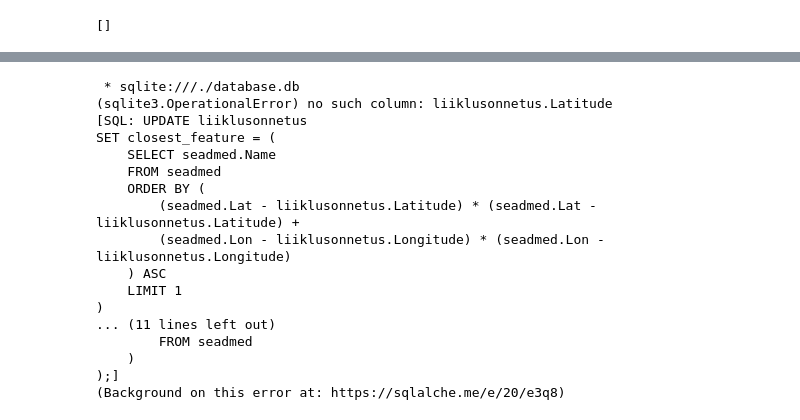
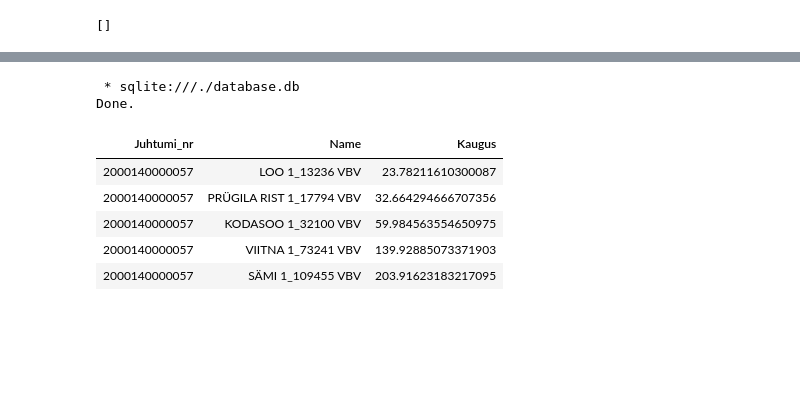
Before and after one commit to andreoja/andmetehnika_projekt, a Jupyter notebook: closest_traffic_feature.ipynb, the cells around one changed output, grey strips where cells are left out. Drawn from its saved outputs; the diff is of its cells as text; code cells hidden in the pictures; blank space fills up the shorter version.

```diff
--- a/closest_traffic_feature.ipynb
+++ b/closest_traffic_feature.ipynb
@@ -67,48 +67,16 @@ Done.
 | 2000140000235 | 2014-11-17 17:32:00 | EI | Kokkupõrge vastutuleva sõidukiga | 6569324.0 | 516628.0 | 17 | 11 | 2014 | 17 | ... |
 | 2000150000442 | 2015-04-28 07:55:00 | JAH | Kokkupõrge sõidukiga küljelt | 6586430.0 | 541953.0 | 28 | 4 | 2015 | 7 | ... |
 | 2210140001932 | 2014-10-24 14:00:00 | EI | Kokkupõrge vastutuleva sõidukiga | 6575538.0 | 529034.0 | 24 | 10 | 2014 | 14 | ... |
-# %%
-%%sql
-
-UPDATE liiklusonnetus
-SET closest_feature = (
-    SELECT seadmed.Name
-    FROM seadmed
-    ORDER BY (
-        (seadmed.Lat - liiklusonnetus.Latitude) * (seadmed.Lat - liiklusonnetus.Latitude) +
-        (seadmed.Lon - liiklusonnetus.Longitude) * (seadmed.Lon - liiklusonnetus.Longitude)
-    ) ASC
-    LIMIT 1
-)
-WHERE EXISTS (
-    SELECT 1
-    FROM seadmed
-    WHERE (
-        (seadmed.Lat - liiklusonnetus.Latitude) * (seadmed.Lat - liiklusonnetus.Latitude) +
-        (seadmed.Lon - liiklusonnetus.Longitude) * (seadmed.Lon - liiklusonnetus.Longitude)
-    ) = (
-        SELECT MIN(
-            (seadmed.Lat - liiklusonnetus.Latitude) * (seadmed.Lat - liiklusonnetus.Latitude) +
-            (seadmed.Lon - liiklusonnetus.Longitude) * (seadmed.Lon - liiklusonnetus.Longitude)
-        )
-        FROM seadmed
-    )
-);
-# %% [output]
- * sqlite:///./database.db
-(sqlite3.OperationalError) no such column: liiklusonnetus.Latitude
-[SQL: UPDATE liiklusonnetus
-SET closest_feature = (
-    SELECT seadmed.Name
-    FROM seadmed
-    ORDER BY (
-        (seadmed.Lat - liiklusonnetus.Latitude) * (seadmed.Lat - liiklusonnetus.Latitude) +
-        (seadmed.Lon - liiklusonnetus.Longitude) * (seadmed.Lon - liiklusonnetus.Longitude)
-    ) ASC
-    LIMIT 1
-)
-... (11 lines left out)
-        FROM seadmed
-    )
-);]
-(Background on this error at: https://sqlalche.me/e/20/e3q8)
+# %%
+%%sql
+
+SELECT Juhtumi_nr, Name, SQRT (POW(Longitude - Lon, 2) + POW(Latitude - Lat, 2)) * 111.3 AS Kaugus FROM liiklusonnetus, seadmed LIMIT 5;
+# %% [output]
+ * sqlite:///./database.db
+Done.
+| Juhtumi_nr | Name | Kaugus |
+| 2000140000057 | LOO 1_13236 VBV | 23.78211610300087 |
+| 2000140000057 | PRÜGILA RIST 1_17794 VBV | 32.664294666707356 |
+| 2000140000057 | KODASOO 1_32100 VBV | 59.984563554650975 |
+| 2000140000057 | VIITNA 1_73241 VBV | 139.92885073371903 |
+| 2000140000057 | SÄMI 1_109455 VBV | 203.91623183217095 |
```
Also changed, not shown: parts of 7 cells of this notebook, 1 other file.
